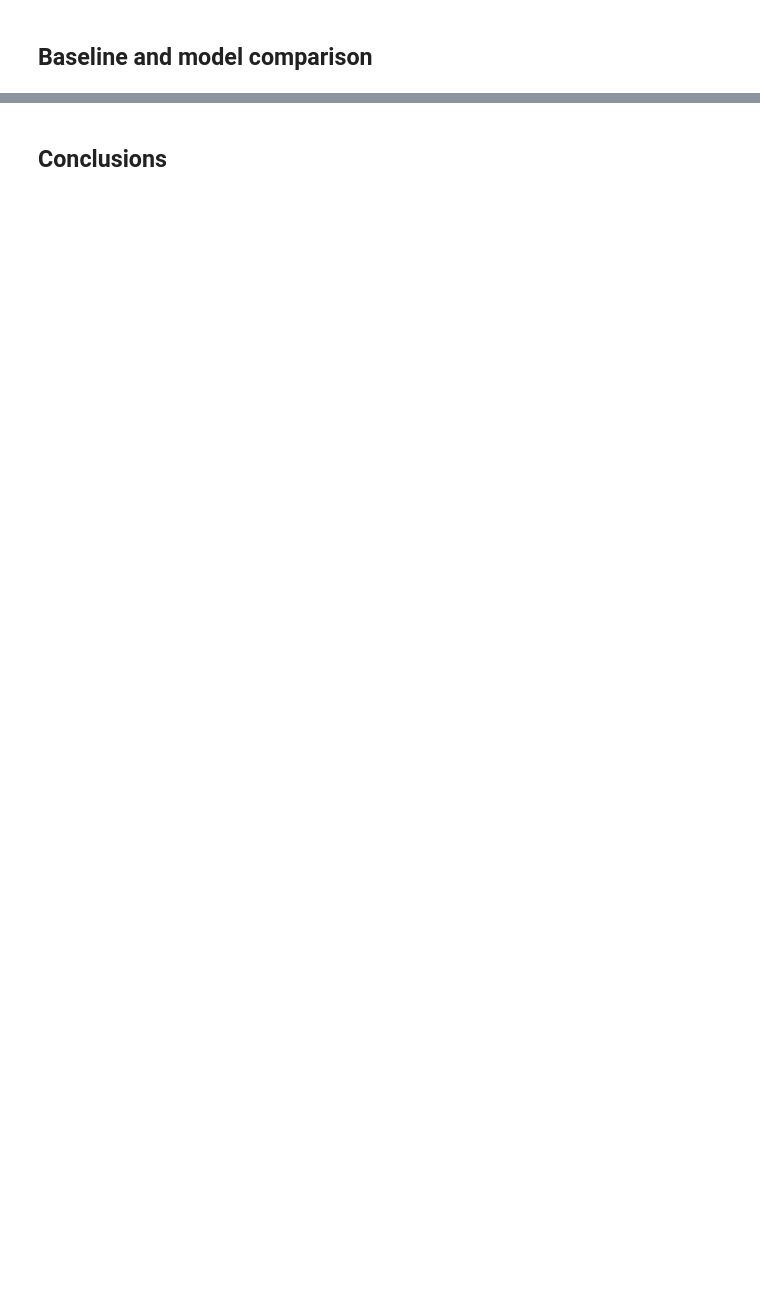
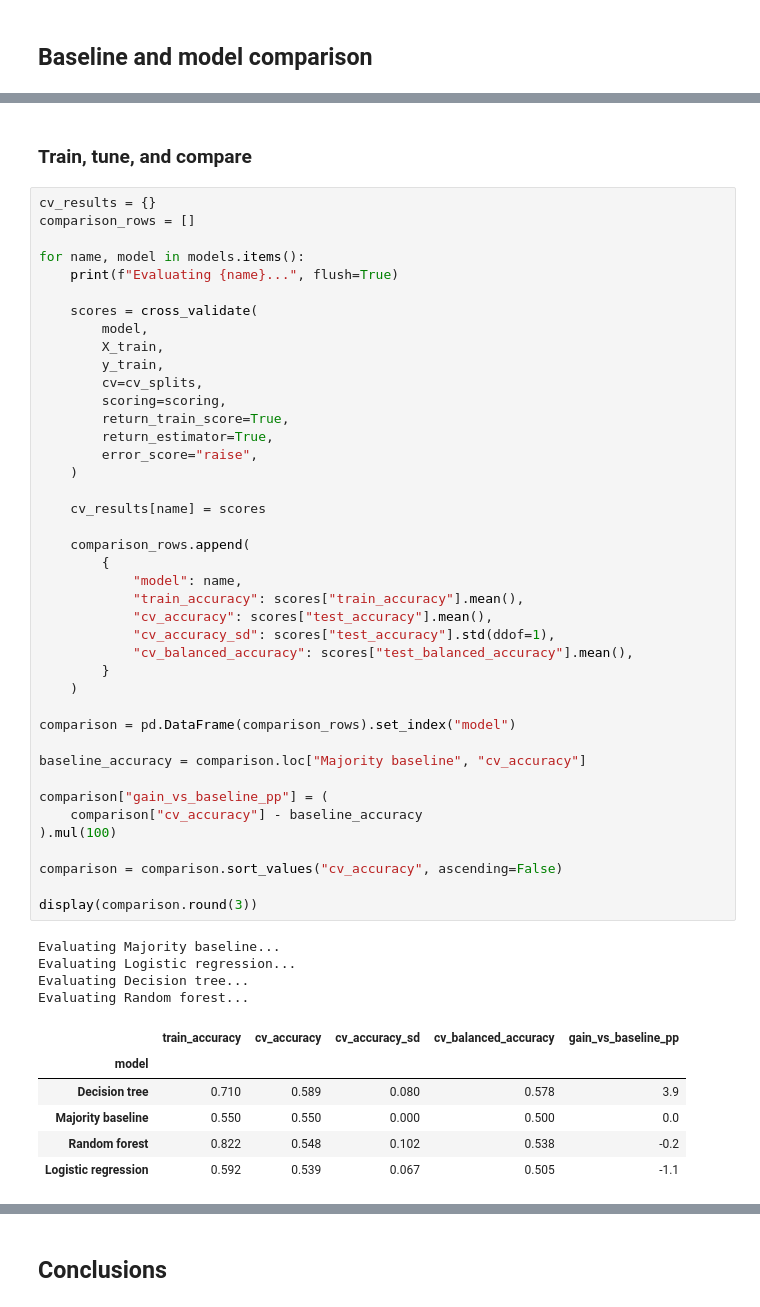
Before and after one commit to ca34525/QWFuFPmtYoLpq4Qt, a Jupyter notebook: notebooks/1.0-CTA-customer-happiness-analysis.ipynb, the cells around one changed output, grey strips where cells are left out. Cells and saved outputs as stored; diff of their text form; blank space fills up the shorter version.

```diff
--- a/notebooks/1.0-CTA-customer-happiness-analysis.ipynb
+++ b/notebooks/1.0-CTA-customer-happiness-analysis.ipynb
@@ -183,0 +379,54 @@ Repeated Answer Patterns
+# %% [markdown]
+### Train, tune, and compare
+# %%
+cv_results = {}
+comparison_rows = []
+
+for name, model in models.items():
+    print(f"Evaluating {name}...", flush=True)
+
+    scores = cross_validate(
+        model,
+        X_train,
+        y_train,
+        cv=cv_splits,
+        scoring=scoring,
+        return_train_score=True,
+        return_estimator=True,
+        error_score="raise",
+    )
+
+    cv_results[name] = scores
+
+    comparison_rows.append(
+        {
+            "model": name,
+            "train_accuracy": scores["train_accuracy"].mean(),
+            "cv_accuracy": scores["test_accuracy"].mean(),
+            "cv_accuracy_sd": scores["test_accuracy"].std(ddof=1),
+            "cv_balanced_accuracy": scores["test_balanced_accuracy"].mean(),
+        }
+    )
+
+comparison = pd.DataFrame(comparison_rows).set_index("model")
+
+baseline_accuracy = comparison.loc["Majority baseline", "cv_accuracy"]
+
+comparison["gain_vs_baseline_pp"] = (
+    comparison["cv_accuracy"] - baseline_accuracy
+).mul(100)
+
+comparison = comparison.sort_values("cv_accuracy", ascending=False)
+
+display(comparison.round(3))
+# %% [output]
+Evaluating Majority baseline...
+Evaluating Logistic regression...
+Evaluating Decision tree...
+Evaluating Random forest...
+|  | train_accuracy | cv_accuracy | cv_accuracy_sd | cv_balanced_accuracy | gain_vs_baseline_pp |
+| model |  |  |  |  |  |
+| Decision tree | 0.710 | 0.589 | 0.080 | 0.578 | 3.9 |
+| Majority baseline | 0.550 | 0.550 | 0.000 | 0.500 | 0.0 |
+| Random forest | 0.822 | 0.548 | 0.102 | 0.538 | -0.2 |
+| Logistic regression | 0.592 | 0.539 | 0.067 | 0.505 | -1.1 |
```
Also changed, not shown: parts of 21 cells of this notebook.
